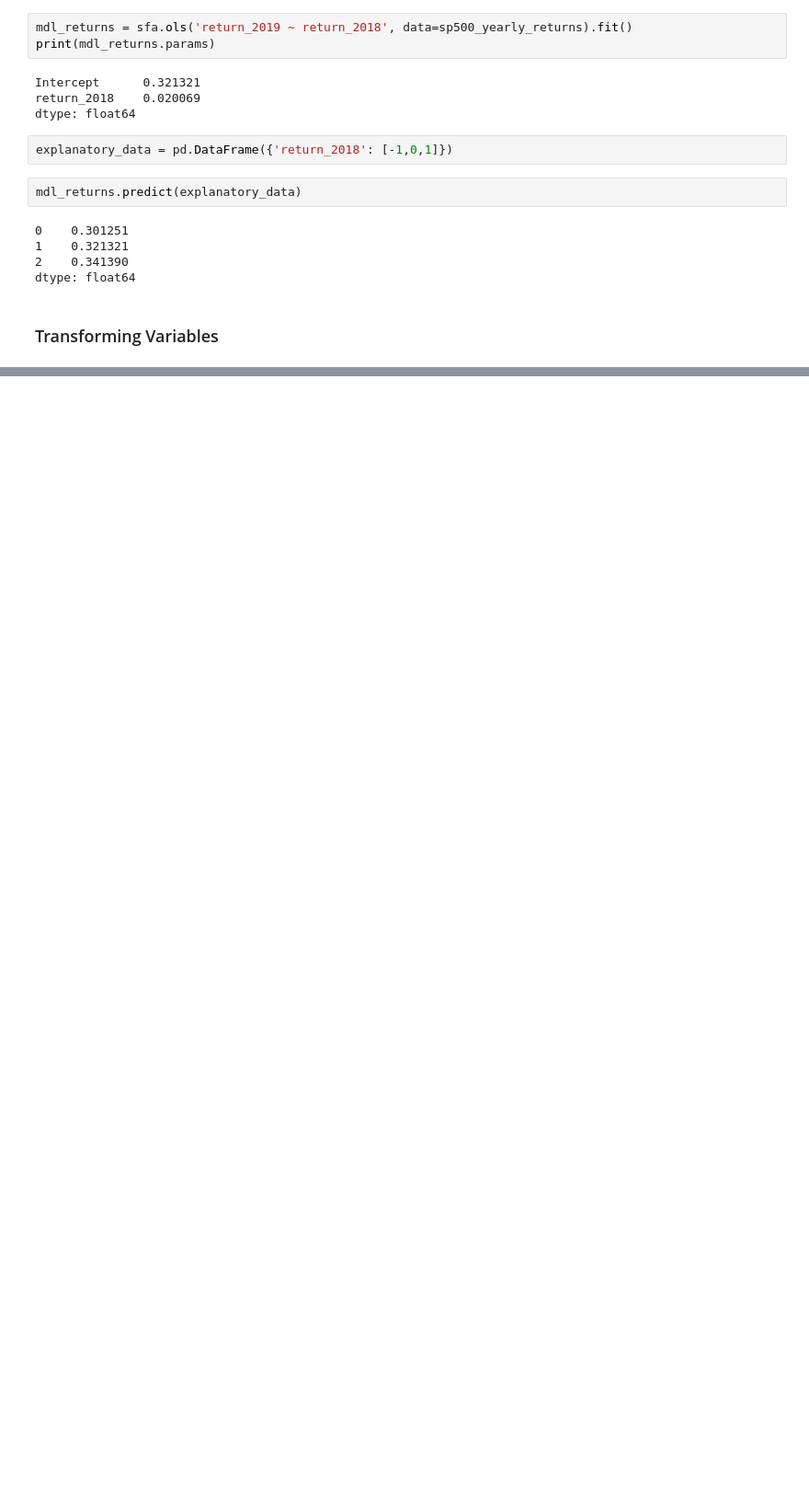
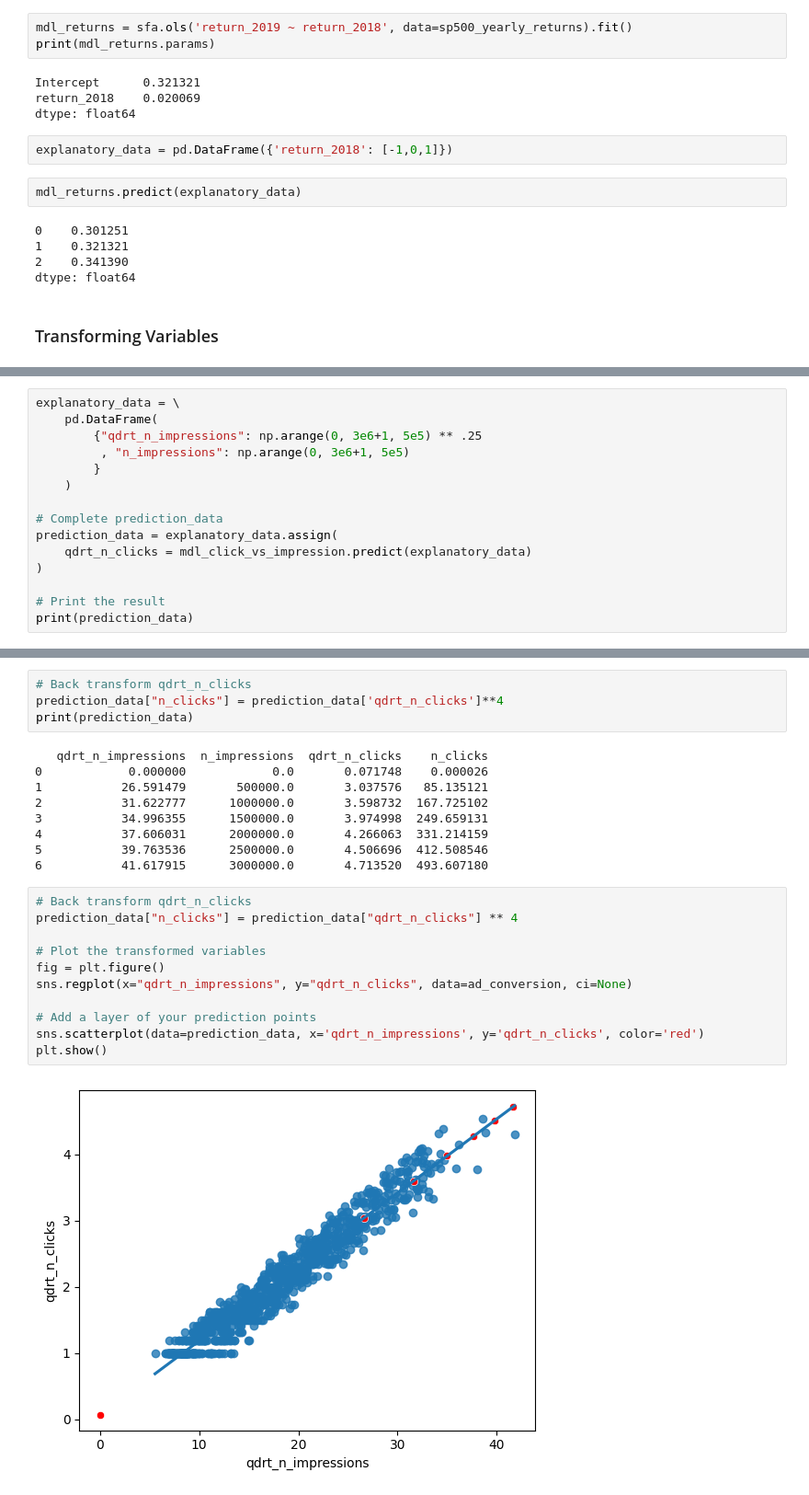
Before and after one commit to AnshuBantra/Python, a Jupyter notebook: Associate Data Scientist in Python/026 Introduction to Regression with statsmodels in Python/regression.ipynb, the cells around one changed output, grey strips where cells are left out. Shown at 92% size. Saved outputs shown, nothing was run; the diff lists cells and outputs as text; blank space fills up the shorter version.

```diff
--- a/Associate Data Scientist in Python/026 Introduction to Regression with statsmodels in Python/regression.ipynb
+++ b/Associate Data Scientist in Python/026 Introduction to Regression with statsmodels in Python/regression.ipynb
@@ -350,0 +417,15 @@ dtype: float64
+# %%
+explanatory_data = \
+    pd.DataFrame(
+        {"qdrt_n_impressions": np.arange(0, 3e6+1, 5e5) ** .25
+         , "n_impressions": np.arange(0, 3e6+1, 5e5)
+        }
+    )
+
+# Complete prediction_data
+prediction_data = explanatory_data.assign(
+    qdrt_n_clicks = mdl_click_vs_impression.predict(explanatory_data)
+)
+
+# Print the result
+print(prediction_data)
@@ -350,0 +443,26 @@ dtype: float64
+# %%
+# Back transform qdrt_n_clicks
+prediction_data["n_clicks"] = prediction_data['qdrt_n_clicks']**4
+print(prediction_data)
+# %% [output]
+   qdrt_n_impressions  n_impressions  qdrt_n_clicks    n_clicks
+0            0.000000            0.0       0.071748    0.000026
+1           26.591479       500000.0       3.037576   85.135121
+2           31.622777      1000000.0       3.598732  167.725102
+3           34.996355      1500000.0       3.974998  249.659131
+4           37.606031      2000000.0       4.266063  331.214159
+5           39.763536      2500000.0       4.506696  412.508546
+6           41.617915      3000000.0       4.713520  493.607180
+# %%
+# Back transform qdrt_n_clicks
+prediction_data["n_clicks"] = prediction_data["qdrt_n_clicks"] ** 4
+
+# Plot the transformed variables
+fig = plt.figure()
+sns.regplot(x="qdrt_n_impressions", y="qdrt_n_clicks", data=ad_conversion, ci=None)
+
+# Add a layer of your prediction points
+sns.scatterplot(data=prediction_data, x='qdrt_n_impressions', y='qdrt_n_clicks', color='red')
+plt.show()
+# %% [output]
+[figure, added]
```
Also changed, not shown: parts of 13 cells of this notebook.
